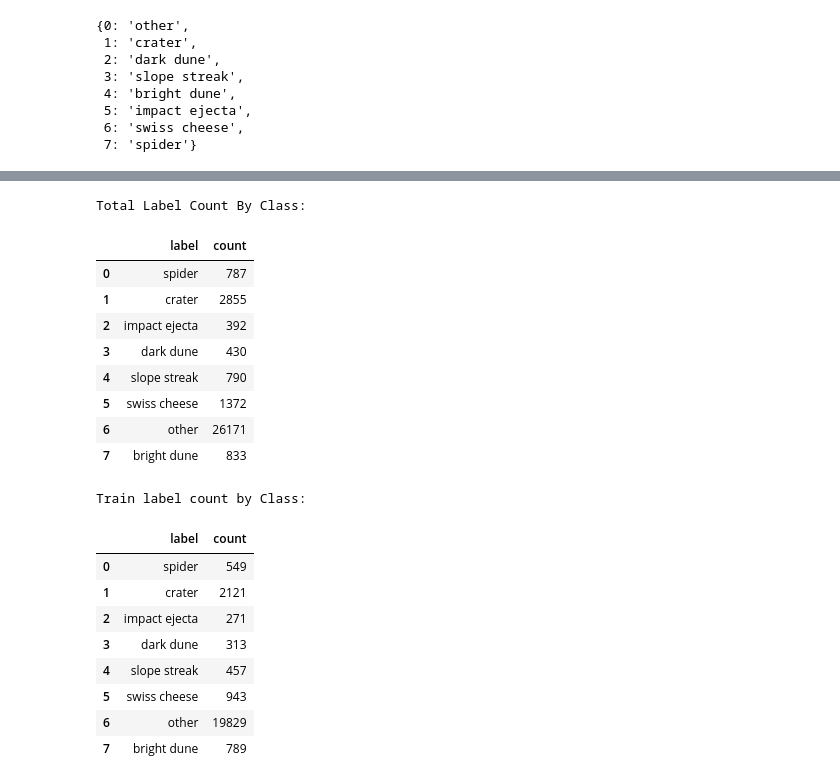
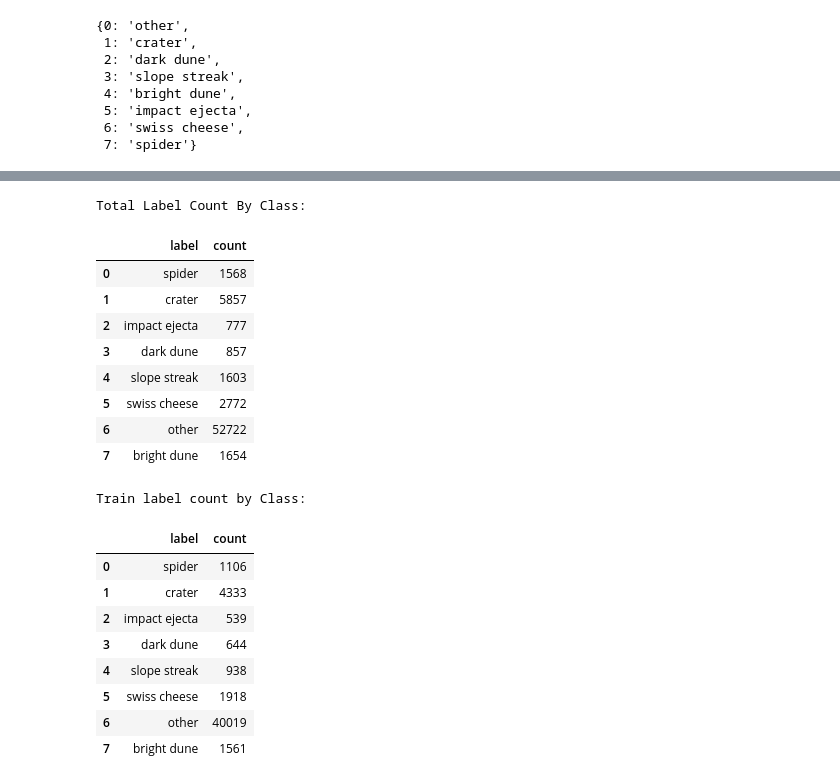
Before and after one commit to teddy661/281-final-project, a Jupyter notebook: Nasa_EDA_new.ipynb, the cells around one changed output, grey strips where cells are left out. Saved outputs shown, nothing was run; the diff lists cells and outputs as text; code cells hidden in the pictures.

```diff
--- a/Nasa_EDA_new.ipynb
+++ b/Nasa_EDA_new.ipynb
@@ -89,7 +96,16 @@ def get_image_paths_and_labels(samples):
 # %%
 # process words_list
 # img_paths, labels, img_list = get_image_paths_and_labels(words_list)
-paths, corrected_samples, train_paths, val_paths, test_paths, train_samples, val_samples, test_samples = get_image_paths_and_labels(words_list)
+(
+    paths,
+    corrected_samples,
+    train_paths,
+    val_paths,
+    test_paths,
+    train_samples,
+    val_samples,
+    test_samples,
+) = get_image_paths_and_labels(words_list)
 # %%
 # Path and Corrected Samples are for matched Image Paths and Labels in total
 # train, val and test are for matched Image Paths and Labels in train, val and test sets
@@ -116,7 +132,9 @@ Total test label size: 862
 # # nasa_df.to_csv('nasa_data/nasa_label.csv', index=False)
 
 # load the csv file
-label_desc = pd.read_csv('nasa_data/landmarks_map-proj-v3_classmap.csv', header=None)
+label_desc = pd.read_csv(
+    "nasa_data/hirise-map-proj-v3_2/landmarks_map-proj-v3_2_classmap.csv", header=None
+)
 
 # # create a dictionary from the csv file to show the class name for each label
 label_dict = dict(zip(label_desc[0], label_desc[1]))
@@ -191,48 +209,50 @@ for label in label_desc:
         label_count[label] = 1
 
 # save the label count dictionary to a dataframe
-label_count_df = pd.DataFrame.from_dict(label_count, orient='index', columns=['count'])
-label_count_df.index.name = 'label'
+label_count_df = pd.DataFrame.from_dict(label_count, orient="index", columns=["count"])
+label_count_df.index.name = "label"
 label_count_df = label_count_df.reset_index()
 print("Total Label Count By Class:")
 label_count_df
 # %% [output]
 Total Label Count By Class:
 |  | label | count |
-| 0 | spider | 787 |
-| 1 | crater | 2855 |
-| 2 | impact ejecta | 392 |
-| 3 | dark dune | 430 |
-| 4 | slope streak | 790 |
-| 5 | swiss cheese | 1372 |
-| 6 | other | 26171 |
-| 7 | bright dune | 833 |
+| 0 | spider | 1568 |
+| 1 | crater | 5857 |
+| 2 | impact ejecta | 777 |
+| 3 | dark dune | 857 |
+| 4 | slope streak | 1603 |
+| 5 | swiss cheese | 2772 |
+| 6 | other | 52722 |
+| 7 | bright dune | 1654 |
 # %%
 # count for each type of label in the train label description list
 train_label_count = {}
 for label in train_label_desc:
     if label in train_label_count:
         train_label_count[label] += 1
     else:
         train_label_count[label] = 1
 
 # save the train label count dictionary to a dataframe
-train_label_count_df = pd.DataFrame.from_dict(train_label_count, orient='index', columns=['count'])
-train_label_count_df.index.name = 'label'
+train_label_count_df = pd.DataFrame.from_dict(
+    train_label_count, orient="index", columns=["count"]
+)
+train_label_count_df.index.name = "label"
 train_label_count_df = train_label_count_df.reset_index()
 print("Train label count by Class:")
 train_label_count_df
 # %% [output]
 Train label count by Class:
 |  | label | count |
-| 0 | spider | 549 |
-| 1 | crater | 2121 |
-| 2 | impact ejecta | 271 |
-| 3 | dark dune | 313 |
-| 4 | slope streak | 457 |
-| 5 | swiss cheese | 943 |
-| 6 | other | 19829 |
-| 7 | bright dune | 789 |
+| 0 | spider | 1106 |
+| 1 | crater | 4333 |
+| 2 | impact ejecta | 539 |
+| 3 | dark dune | 644 |
+| 4 | slope streak | 938 |
+| 5 | swiss cheese | 1918 |
+| 6 | other | 40019 |
+| 7 | bright dune | 1561 |
 # %%
 # ### Split label line into training, validation and test
 
```
Also changed, not shown: parts of 5 cells of this notebook.
